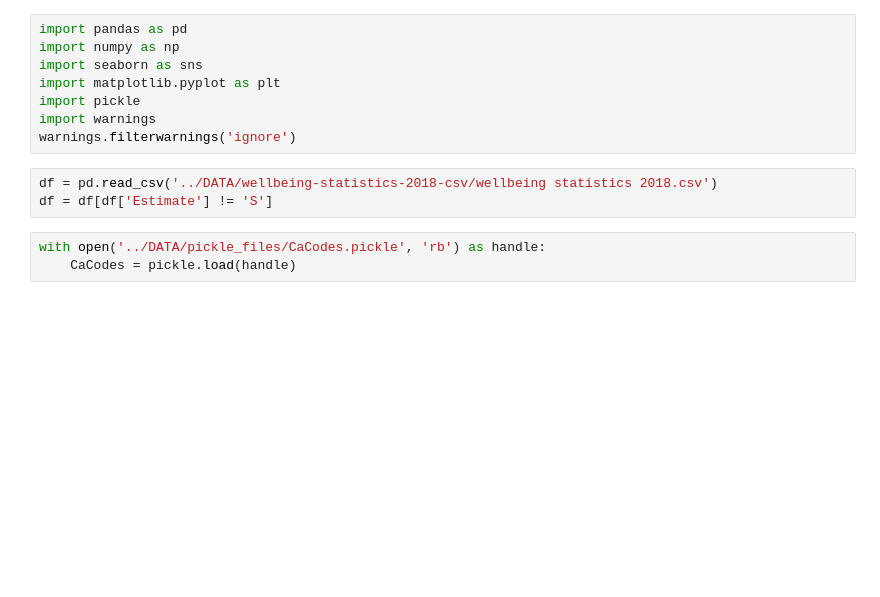
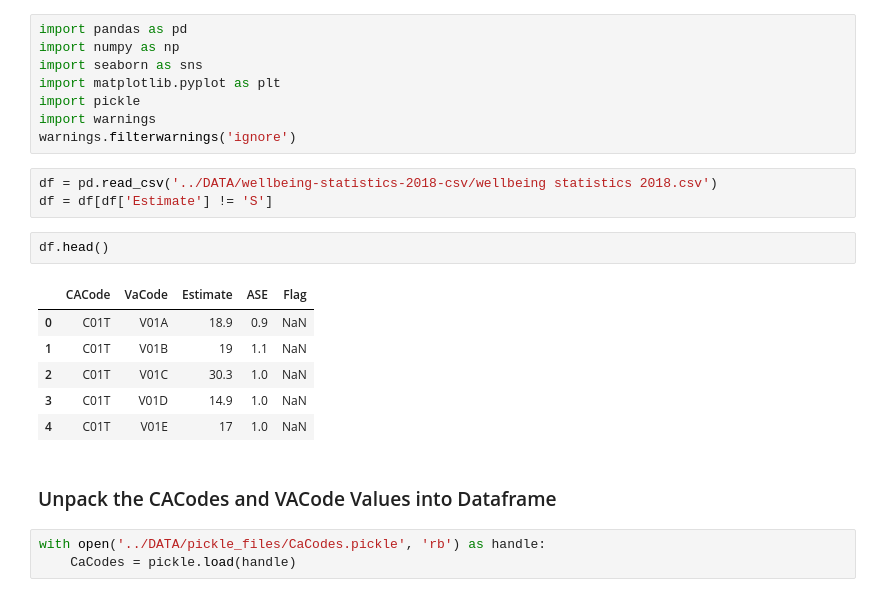
Before and after one commit to shushiej/nz_govt_open_data, a Jupyter notebook: notebooks/wellbeing_stats_2018.ipynb, the cells around one changed output. Saved outputs shown, nothing was run; the diff lists cells and outputs as text; blank space fills up the shorter version.

```diff
--- a/notebooks/wellbeing_stats_2018.ipynb
+++ b/notebooks/wellbeing_stats_2018.ipynb
@@ -9,6 +9,17 @@ warnings.filterwarnings('ignore')
 # %%
 df = pd.read_csv('../DATA/wellbeing-statistics-2018-csv/wellbeing statistics 2018.csv')
 df = df[df['Estimate'] != 'S']
+# %%
+df.head()
+# %% [output]
+|  | CACode | VaCode | Estimate | ASE | Flag |
+| 0 | C01T | V01A | 18.9 | 0.9 | NaN |
+| 1 | C01T | V01B | 19 | 1.1 | NaN |
+| 2 | C01T | V01C | 30.3 | 1.0 | NaN |
+| 3 | C01T | V01D | 14.9 | 1.0 | NaN |
+| 4 | C01T | V01E | 17 | 1.0 | NaN |
+# %% [markdown]
+### Unpack the CACodes and VACode Values into Dataframe
 # %%
 with open('../DATA/pickle_files/CaCodes.pickle', 'rb') as handle:
     CaCodes = pickle.load(handle)
```
Also changed, not shown: parts of 12 cells of this notebook, 6 other files.
